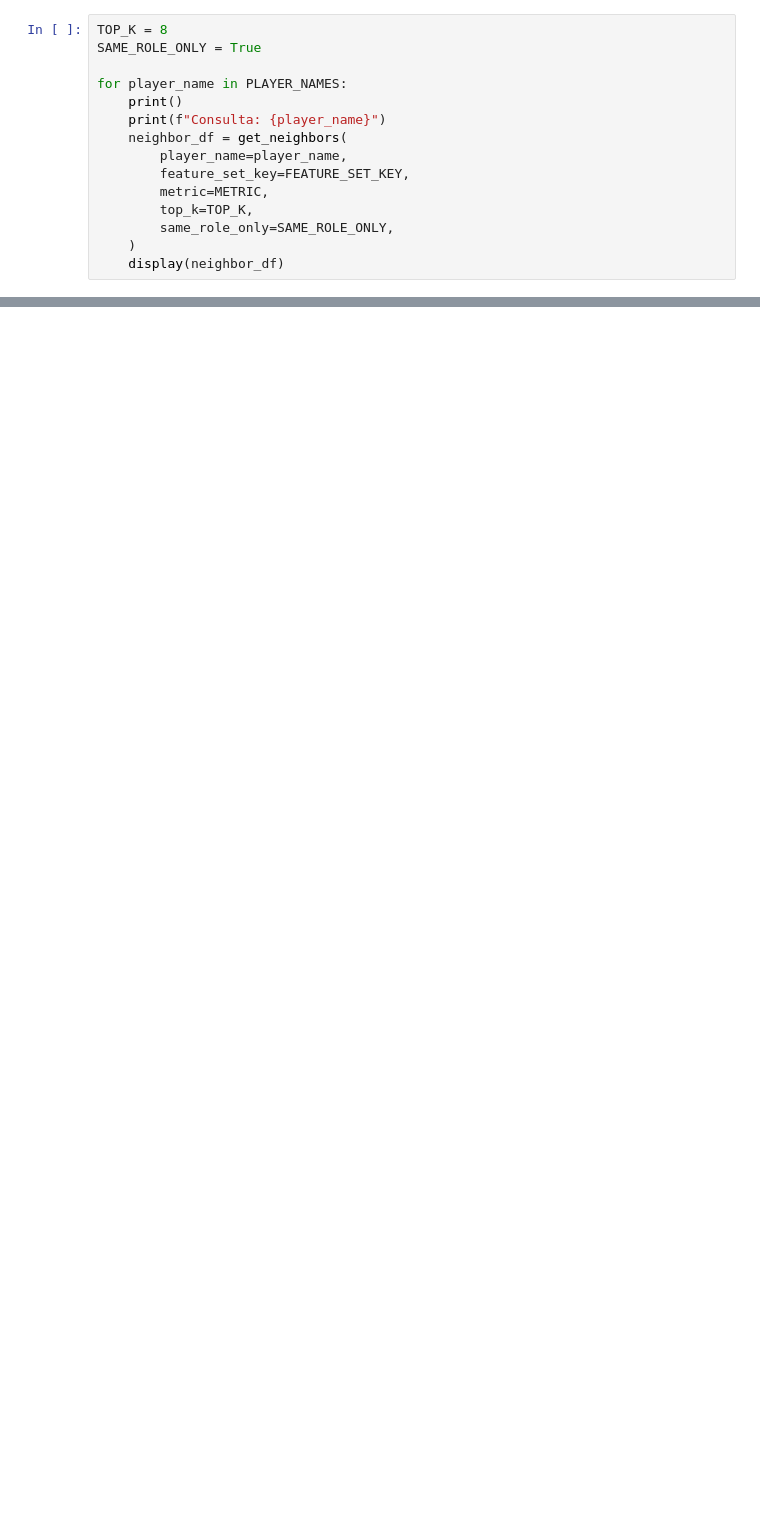
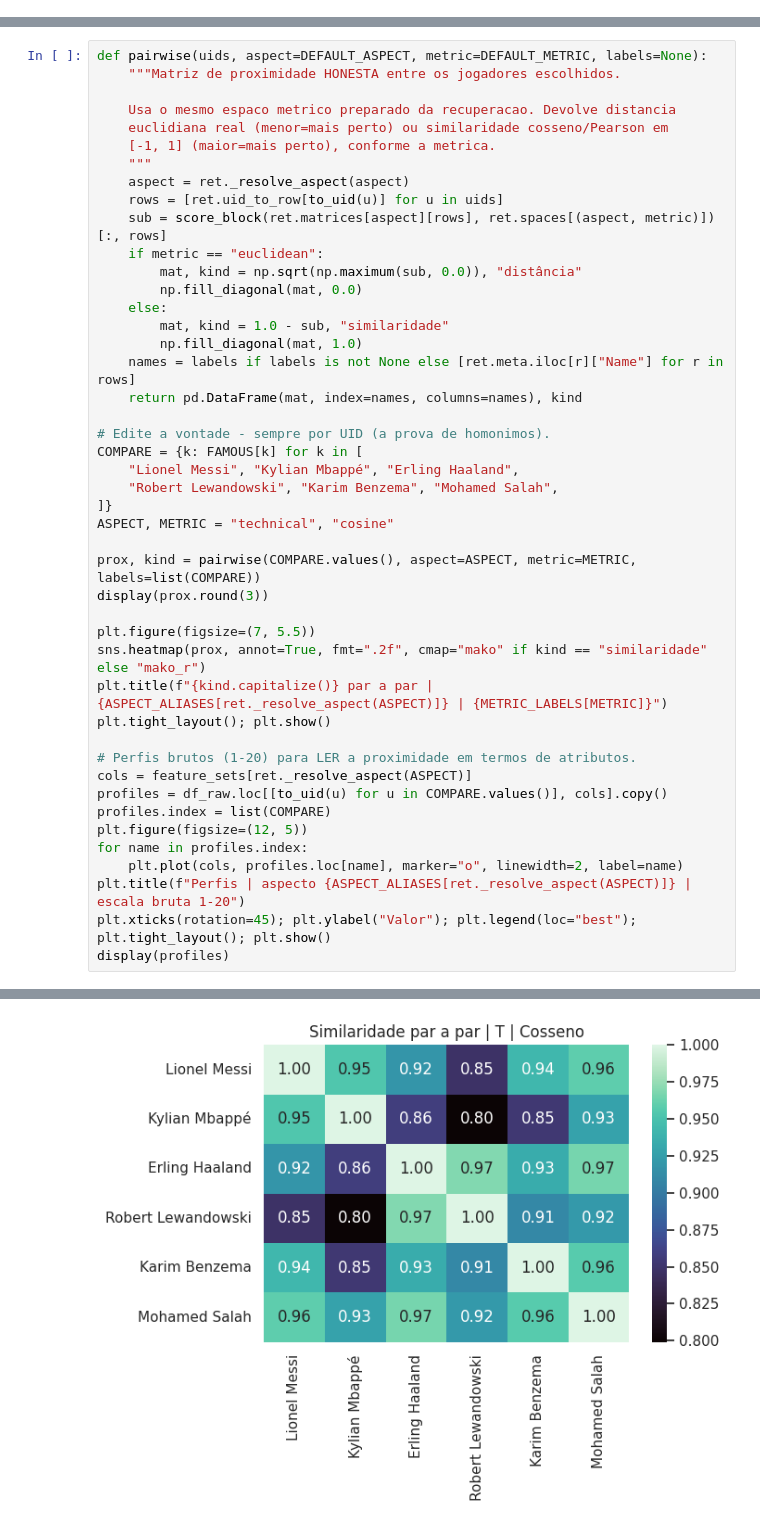
Before and after one commit to gupessanha/similar-player-search-system, a Jupyter notebook: notebooks/4_avaliacao.ipynb, the cells around one changed output, grey strips where cells are left out. Saved outputs shown, nothing was run; the diff lists cells and outputs as text; blank space fills up the shorter version.

```diff
--- a/notebooks/4_avaliacao.ipynb
+++ b/notebooks/4_avaliacao.ipynb
@@ -408,15 +100,0 @@ Aqui a análise muda de comparação fechada entre nomes para recuperação nomi
-# %%
-TOP_K = 8
-SAME_ROLE_ONLY = True
-
-for player_name in PLAYER_NAMES:
-    print()
-    print(f"Consulta: {player_name}")
-    neighbor_df = get_neighbors(
-        player_name=player_name,
-        feature_set_key=FEATURE_SET_KEY,
-        metric=METRIC,
-        top_k=TOP_K,
-        same_role_only=SAME_ROLE_ONLY,
-    )
-    display(neighbor_df)
@@ -453,0 +343,46 @@ Consulta: A.J. Paterson
+# %%
+def pairwise(uids, aspect=DEFAULT_ASPECT, metric=DEFAULT_METRIC, labels=None):
+    """Matriz de proximidade HONESTA entre os jogadores escolhidos.
+
+    Usa o mesmo espaco metrico preparado da recuperacao. Devolve distancia
+    euclidiana real (menor=mais perto) ou similaridade cosseno/Pearson em
+    [-1, 1] (maior=mais perto), conforme a metrica.
+    """
+    aspect = ret._resolve_aspect(aspect)
+    rows = [ret.uid_to_row[to_uid(u)] for u in uids]
+    sub = score_block(ret.matrices[aspect][rows], ret.spaces[(aspect, metric)])[:, rows]
+    if metric == "euclidean":
+        mat, kind = np.sqrt(np.maximum(sub, 0.0)), "distância"
+        np.fill_diagonal(mat, 0.0)
+    else:
+        mat, kind = 1.0 - sub, "similaridade"
+        np.fill_diagonal(mat, 1.0)
+    names = labels if labels is not None else [ret.meta.iloc[r]["Name"] for r in rows]
+    return pd.DataFrame(mat, index=names, columns=names), kind
+
+# Edite a vontade - sempre por UID (a prova de homonimos).
+COMPARE = {k: FAMOUS[k] for k in [
+    "Lionel Messi", "Kylian Mbappé", "Erling Haaland",
+    "Robert Lewandowski", "Karim Benzema", "Mohamed Salah",
+]}
+ASPECT, METRIC = "technical", "cosine"
+
+prox, kind = pairwise(COMPARE.values(), aspect=ASPECT, metric=METRIC, labels=list(COMPARE))
+display(prox.round(3))
+
+plt.figure(figsize=(7, 5.5))
+sns.heatmap(prox, annot=True, fmt=".2f", cmap="mako" if kind == "similaridade" else "mako_r")
+plt.title(f"{kind.capitalize()} par a par | {ASPECT_ALIASES[ret._resolve_aspect(ASPECT)]} | {METRIC_LABELS[METRIC]}")
+plt.tight_layout(); plt.show()
+
+# Perfis brutos (1-20) para LER a proximidade em termos de atributos.
+cols = feature_sets[ret._resolve_aspect(ASPECT)]
+profiles = df_raw.loc[[to_uid(u) for u in COMPARE.values()], cols].copy()
+profiles.index = list(COMPARE)
+plt.figure(figsize=(12, 5))
+for name in profiles.index:
+    plt.plot(cols, profiles.loc[name], marker="o", linewidth=2, label=name)
+plt.title(f"Perfis | aspecto {ASPECT_ALIASES[ret._resolve_aspect(ASPECT)]} | escala bruta 1-20")
+plt.xticks(rotation=45); plt.ylabel("Valor"); plt.legend(loc="best"); plt.tight_layout(); plt.show()
+display(profiles)
+# %% [output]
@@ -453,0 +396 @@ Consulta: A.J. Paterson
+[figure, added]
```
Also changed, not shown: parts of 29 cells of this notebook, 2 other files.
